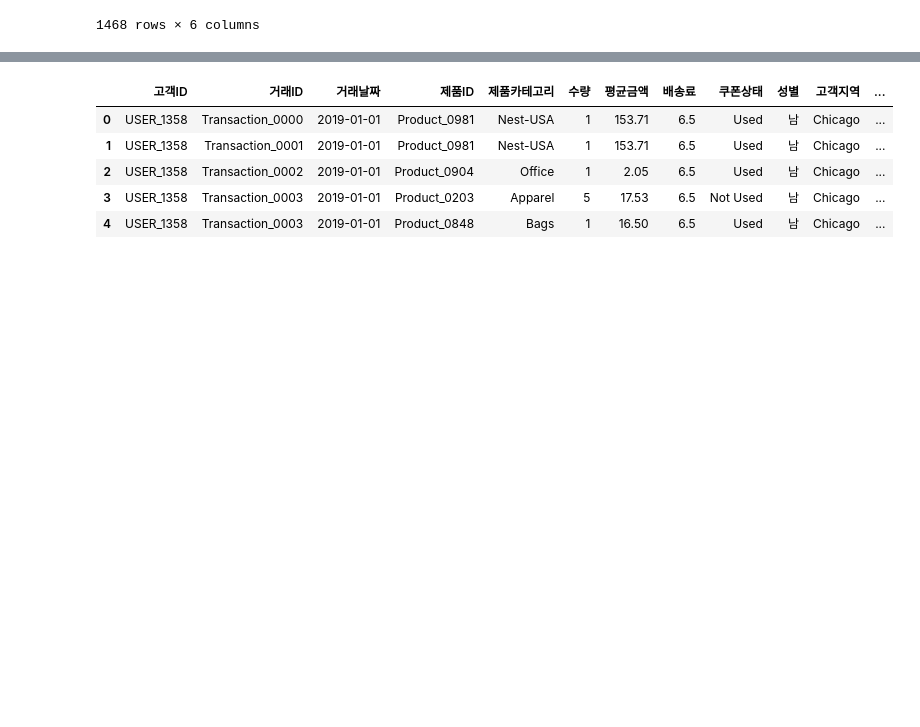
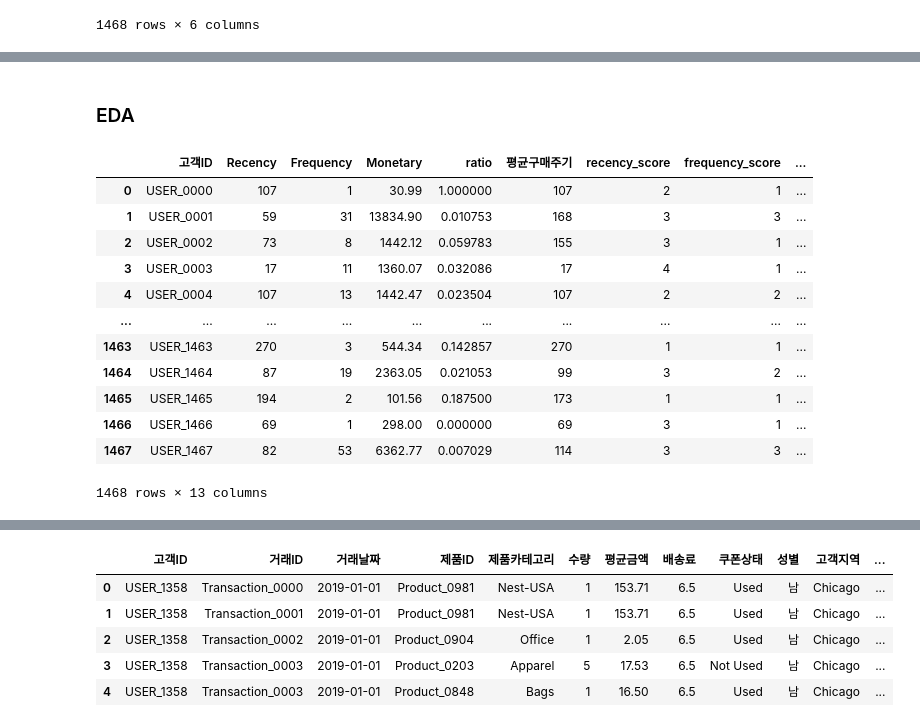
Before and after one commit to ColorConeHead/final_project, a Jupyter notebook: merge.ipynb, the cells around one changed output, grey strips where cells are left out. Cells and saved outputs as stored; diff of their text form; code cells hidden in the pictures; blank space fills up the shorter version.

```diff
--- a/merge.ipynb
+++ b/merge.ipynb
@@ -216,0 +353,21 @@ rfm.to_csv('user_feature.csv')
+# %% [markdown]
+### EDA
+# %%
+rfm['kmeans_pca'] = df_pca['cluster_pca_result']
+rfm['t_sne'] = df_digits_tsne['labels']
+
+rfm
+# %% [output]
+|  | 고객ID | Recency | Frequency | Monetary | ratio | 평균구매주기 | recency_score | frequency_score | ... |
+| 0 | USER_0000 | 107 | 1 | 30.99 | 1.000000 | 107 | 2 | 1 | ... |
+| 1 | USER_0001 | 59 | 31 | 13834.90 | 0.010753 | 168 | 3 | 3 | ... |
+| 2 | USER_0002 | 73 | 8 | 1442.12 | 0.059783 | 155 | 3 | 1 | ... |
+| 3 | USER_0003 | 17 | 11 | 1360.07 | 0.032086 | 17 | 4 | 1 | ... |
+| 4 | USER_0004 | 107 | 13 | 1442.47 | 0.023504 | 107 | 2 | 2 | ... |
+| ... | ... | ... | ... | ... | ... | ... | ... | ... | ... |
+| 1463 | USER_1463 | 270 | 3 | 544.34 | 0.142857 | 270 | 1 | 1 | ... |
+| 1464 | USER_1464 | 87 | 19 | 2363.05 | 0.021053 | 99 | 3 | 2 | ... |
+| 1465 | USER_1465 | 194 | 2 | 101.56 | 0.187500 | 173 | 1 | 1 | ... |
+| 1466 | USER_1466 | 69 | 1 | 298.00 | 0.000000 | 69 | 3 | 1 | ... |
+| 1467 | USER_1467 | 82 | 53 | 6362.77 | 0.007029 | 114 | 3 | 3 | ... |
+1468 rows × 13 columns
```
Also changed, not shown: parts of 25 cells of this notebook, 2 other files.
